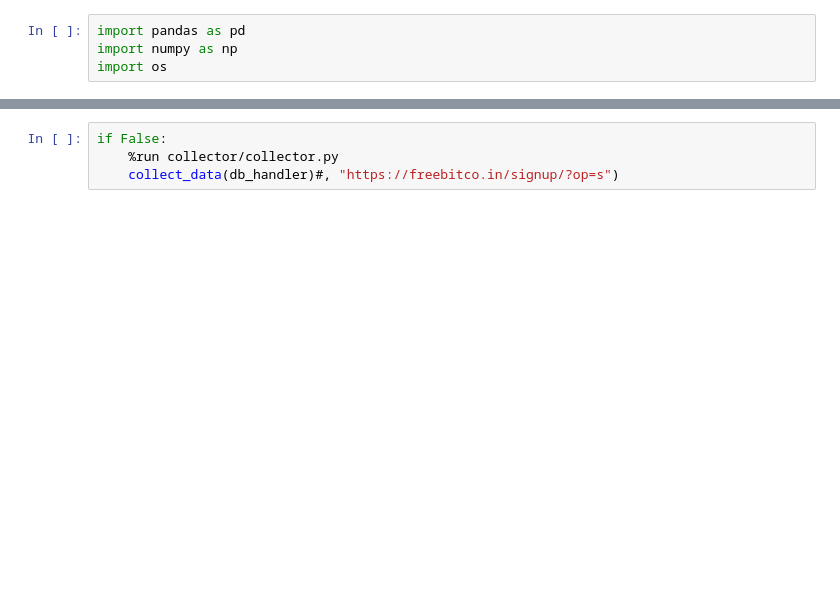
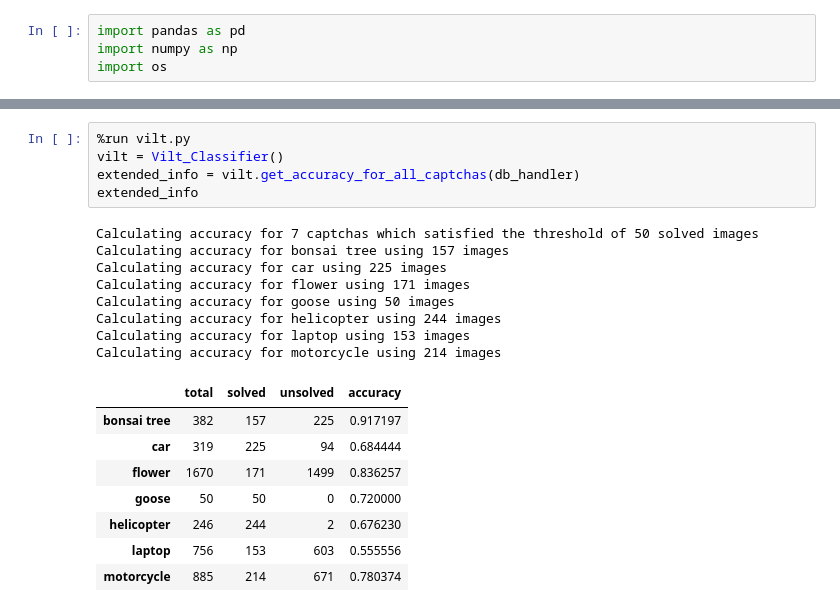
Before and after one commit to xTerradon/hcaptcha-solver, a Jupyter notebook: main.ipynb, the cells around one changed output, grey strips where cells are left out. Drawn from its saved outputs; the diff is of its cells as text; blank space fills up the shorter version.

```diff
--- a/main.ipynb
+++ b/main.ipynb
@@ -40,4 +86,22 @@ Setting images for helicopter
-# %%
-if False:
-    %run collector/collector.py
-    collect_data(db_handler)#, "https://freebitco.in/signup/?op=s")
+# %%
+%run vilt.py
+vilt = Vilt_Classifier()
+extended_info = vilt.get_accuracy_for_all_captchas(db_handler)
+extended_info
+# %% [output]
+Calculating accuracy for 7 captchas which satisfied the threshold of 50 solved images
+Calculating accuracy for bonsai tree using 157 images
+Calculating accuracy for car using 225 images
+Calculating accuracy for flower using 171 images
+Calculating accuracy for goose using 50 images
+Calculating accuracy for helicopter using 244 images
+Calculating accuracy for laptop using 153 images
+Calculating accuracy for motorcycle using 214 images
+|  | total | solved | unsolved | accuracy |
+| bonsai tree | 382 | 157 | 225 | 0.917197 |
+| car | 319 | 225 | 94 | 0.684444 |
+| flower | 1670 | 171 | 1499 | 0.836257 |
+| goose | 50 | 50 | 0 | 0.720000 |
+| helicopter | 246 | 244 | 2 | 0.676230 |
+| laptop | 756 | 153 | 603 | 0.555556 |
+| motorcycle | 885 | 214 | 671 | 0.780374 |
```
Also changed, not shown: parts of 7 cells of this notebook, 1 other file.
